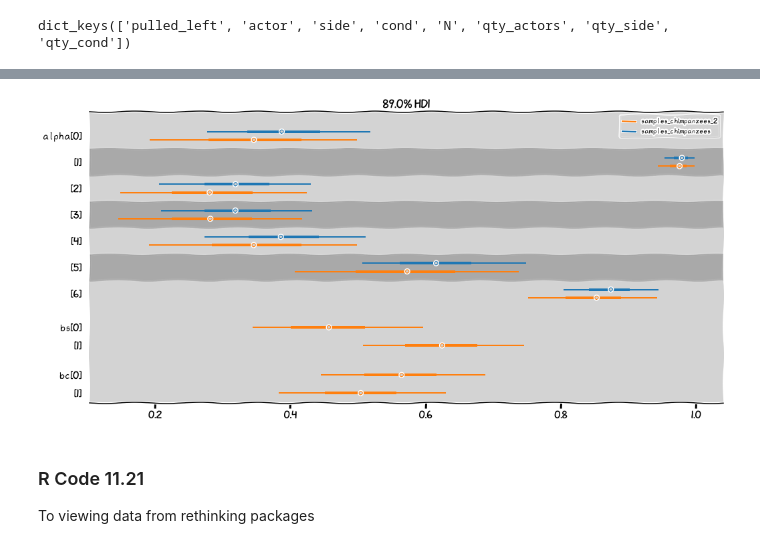
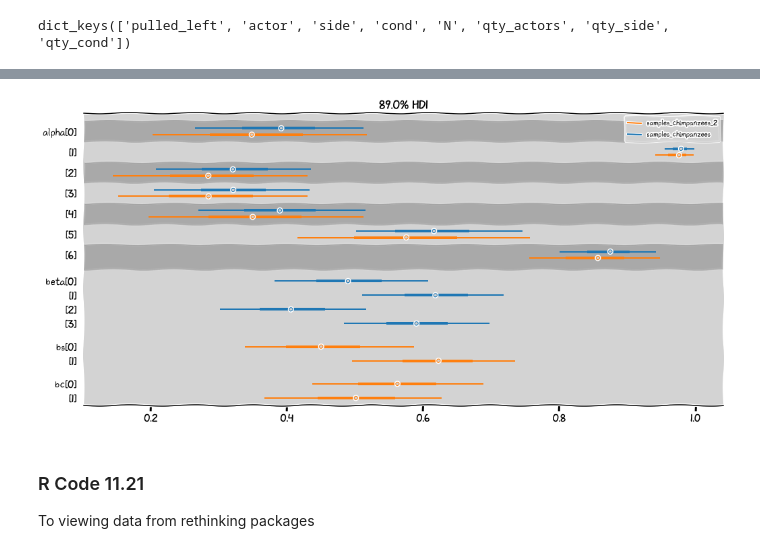
Before and after one commit to rodolphomacedo/statistical_rethinking_pt_BR, a Jupyter notebook: parte_11.ipynb, the cells around one changed output, grey strips where cells are left out. Saved outputs shown, nothing was run; the diff lists cells and outputs as text; code cells hidden in the pictures.

```diff
--- a/parte_11.ipynb
+++ b/parte_11.ipynb
@@ -807,15 +807,15 @@ samples_chimpanzees_2 = az.from_pystan(
 # %%
 ax = az.plot_forest([samples_chimpanzees, samples_chimpanzees_2],
                     combined=True,  # Joint all chains
                     kind="forestplot", # or ridgeplot to plot densities
-                    var_names=['alpha', 'bs', 'bc'],
+                    var_names=['alpha', 'beta', 'bs', 'bc'],
                     model_names=['samples_chimpanzees', 'samples_chimpanzees_2'],
                     transform=inv_logit,
                     hdi_prob=0.89,
                     figsize=(17, 8))
 plt.show()
 # %% [output]
-[figure, old version]
+[figure, new version]
 # %% [markdown]
 ### R Code 11.21
 
```
Also changed, not shown: parts of 79 cells of this notebook.
